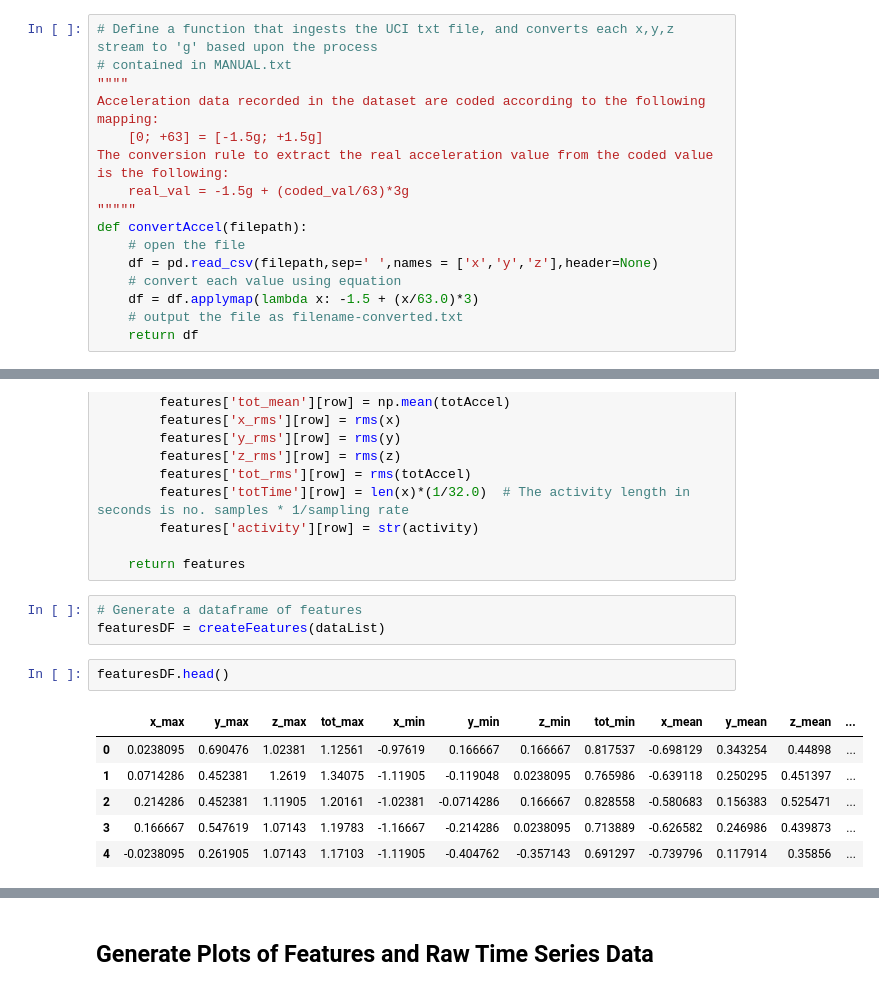
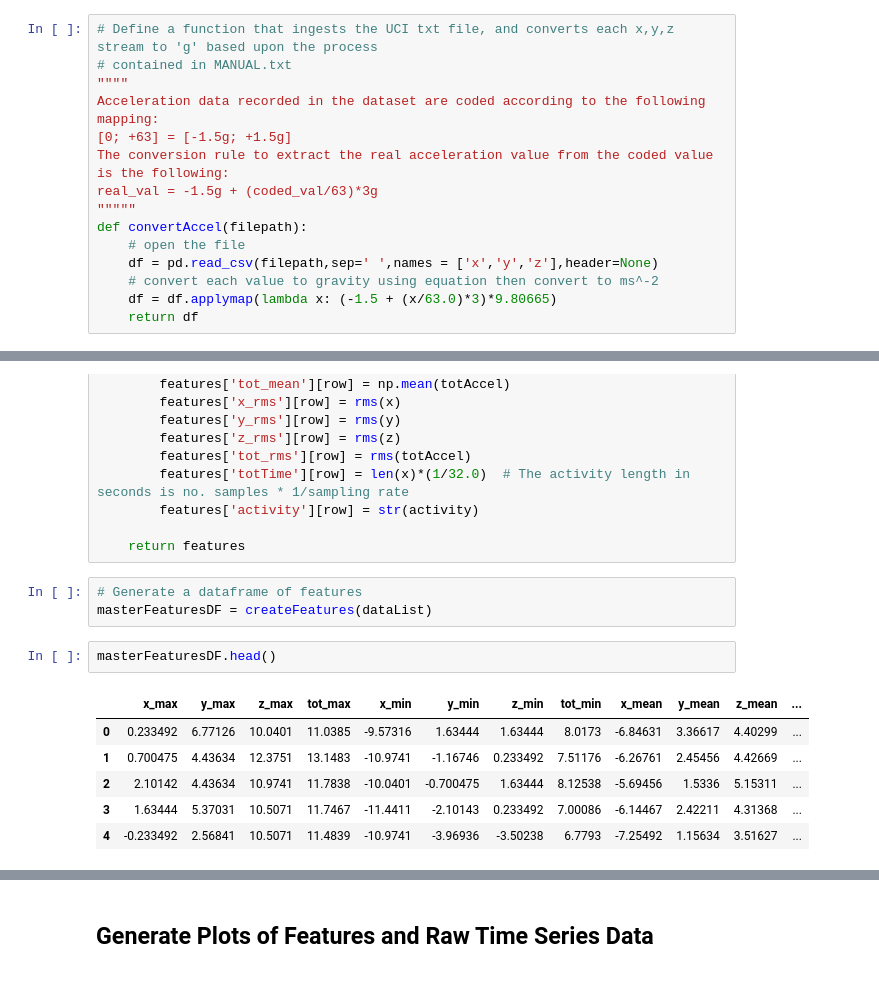
Before and after one commit to matt-gordon/DS-DC-13-Final-Project, a Jupyter notebook: Exploratory Data Analysis.ipynb, the cells around one changed output, grey strips where cells are left out. Cells and saved outputs as stored; diff of their text form.

```diff
--- a/Exploratory Data Analysis.ipynb
+++ b/Exploratory Data Analysis.ipynb
@@ -52,16 +56,15 @@ Process the individual files in organise them for easy use during the feature en
 # contained in MANUAL.txt
 """"
 Acceleration data recorded in the dataset are coded according to the following mapping:
-	[0; +63] = [-1.5g; +1.5g]
+[0; +63] = [-1.5g; +1.5g]
 The conversion rule to extract the real acceleration value from the coded value is the following:
-	real_val = -1.5g + (coded_val/63)*3g
+real_val = -1.5g + (coded_val/63)*3g
 """""
 def convertAccel(filepath):
     # open the file
     df = pd.read_csv(filepath,sep=' ',names = ['x','y','z'],header=None)
-    # convert each value using equation
-    df = df.applymap(lambda x: -1.5 + (x/63.0)*3)
-    # output the file as filename-converted.txt
+    # convert each value to gravity using equation then convert to ms^-2
+    df = df.applymap(lambda x: (-1.5 + (x/63.0)*3)*9.80665)
     return df
 # %%
 # function to creates a list of tuples with format (filename,[accelerometer data],activity)
@@ -150,14 +134,14 @@ def createFeatures(activityTuple):
     return features
 # %%
 # Generate a dataframe of features
-featuresDF = createFeatures(dataList)
+masterFeaturesDF = createFeatures(dataList)
 # %%
-featuresDF.head()
+masterFeaturesDF.head()
 # %% [output]
 |  | x_max | y_max | z_max | tot_max | x_min | y_min | z_min | tot_min | x_mean | y_mean | z_mean | ... |
-| 0 | 0.0238095 | 0.690476 | 1.02381 | 1.12561 | -0.97619 | 0.166667 | 0.166667 | 0.817537 | -0.698129 | 0.343254 | 0.44898 | ... |
-| 1 | 0.0714286 | 0.452381 | 1.2619 | 1.34075 | -1.11905 | -0.119048 | 0.0238095 | 0.765986 | -0.639118 | 0.250295 | 0.451397 | ... |
-| 2 | 0.214286 | 0.452381 | 1.11905 | 1.20161 | -1.02381 | -0.0714286 | 0.166667 | 0.828558 | -0.580683 | 0.156383 | 0.525471 | ... |
-| 3 | 0.166667 | 0.547619 | 1.07143 | 1.19783 | -1.16667 | -0.214286 | 0.0238095 | 0.713889 | -0.626582 | 0.246986 | 0.439873 | ... |
-| 4 | -0.0238095 | 0.261905 | 1.07143 | 1.17103 | -1.11905 | -0.404762 | -0.357143 | 0.691297 | -0.739796 | 0.117914 | 0.35856 | ... |
+| 0 | 0.233492 | 6.77126 | 10.0401 | 11.0385 | -9.57316 | 1.63444 | 1.63444 | 8.0173 | -6.84631 | 3.36617 | 4.40299 | ... |
+| 1 | 0.700475 | 4.43634 | 12.3751 | 13.1483 | -10.9741 | -1.16746 | 0.233492 | 7.51176 | -6.26761 | 2.45456 | 4.42669 | ... |
+| 2 | 2.10142 | 4.43634 | 10.9741 | 11.7838 | -10.0401 | -0.700475 | 1.63444 | 8.12538 | -5.69456 | 1.5336 | 5.15311 | ... |
+| 3 | 1.63444 | 5.37031 | 10.5071 | 11.7467 | -11.4411 | -2.10143 | 0.233492 | 7.00086 | -6.14467 | 2.42211 | 4.31368 | ... |
+| 4 | -0.233492 | 2.56841 | 10.5071 | 11.4839 | -10.9741 | -3.96936 | -3.50238 | 6.7793 | -7.25492 | 1.15634 | 3.51627 | ... |
 # %%
```
Also changed, not shown: parts of 40 cells of this notebook, 3 other files.
